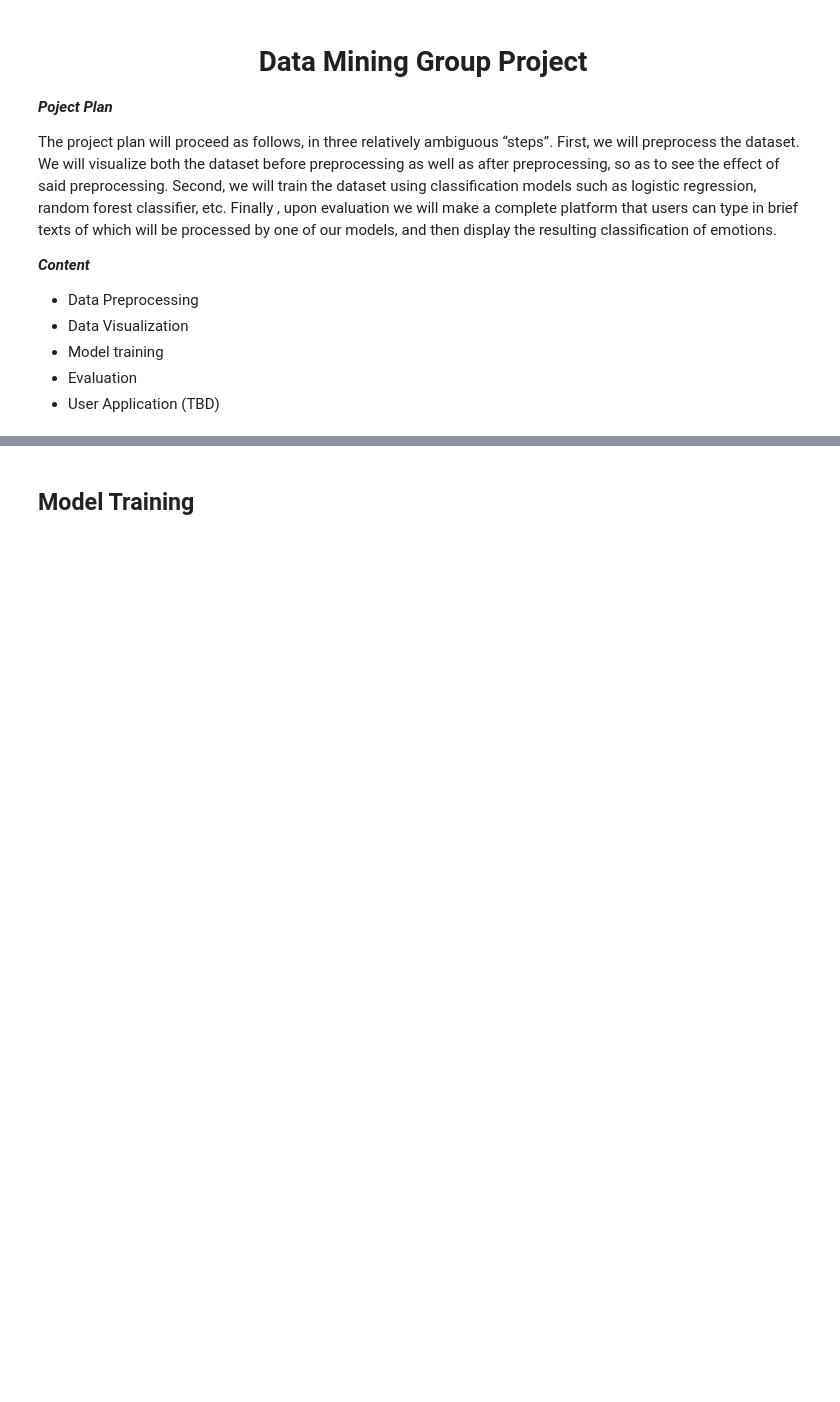
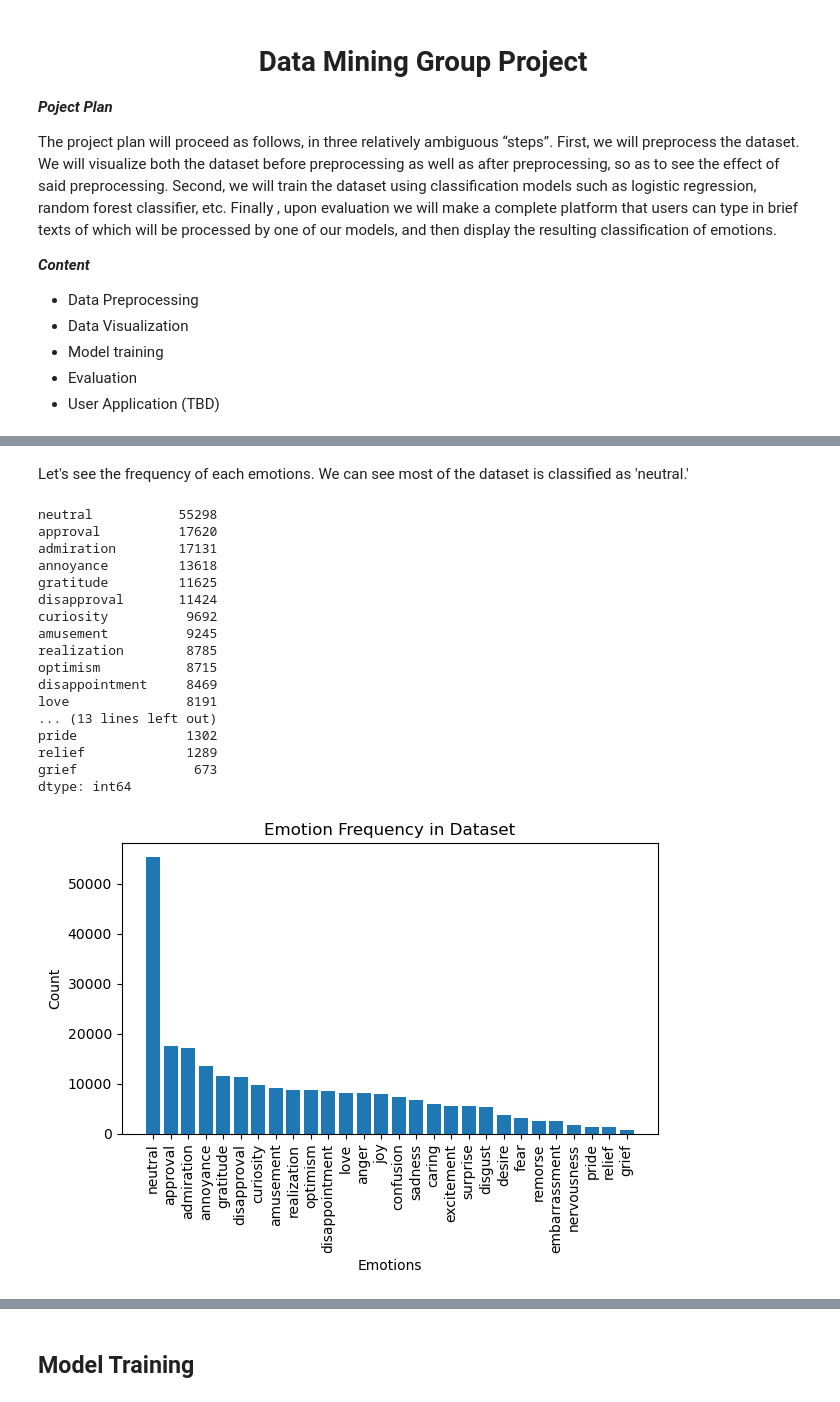
Before and after one commit to woonghan172/Data-mining-project, a Jupyter notebook: main.ipynb, the cells around one changed output, grey strips where cells are left out. Cells and saved outputs as stored; diff of their text form; code cells hidden in the pictures; blank space fills up the shorter version.

Commit message:
[Title] First work for EDA and Preprocessing [Description] - Wrote code for EDA - Wrote code for Preprocessing - Also added the rest part including user program. But needs improvement.

```diff
--- a/main.ipynb
+++ b/main.ipynb
@@ -28,0 +117,13 @@ goemo1.head()
+# %%
+# List files
+files = ['goemotions_1.csv', 'goemotions_2.csv', 'goemotions_3.csv']
+
+# Read & combine
+df_combined = pd.concat([pd.read_csv(f) for f in files], ignore_index=True)
+
+# Save
+combined_file = "goemo_combined.csv"
+df_combined.to_csv(combined_file, index=False)
+print("CSV files merged into ", combined_file)
+
+df_combined.info()
@@ -28,0 +148,35 @@ goemo1.head()
+# %% [markdown]
+Let's see the frequency of each emotions. We can see most of the dataset is classified as 'neutral.'
+# %%
+emotion_cols = [c for c in df_combined.columns if pd.api.types.is_integer_dtype(df_combined[c]) and c != 'rater_id' and c != 'length']
+counts = df_combined[emotion_cols].sum().sort_values(ascending=False)
+
+print(counts)
+
+plt.figure()
+plt.bar(counts.index, counts.values)
+plt.title("Emotion Frequency in Dataset")
+plt.xlabel("Emotions")
+plt.ylabel("Count")
+plt.xticks(rotation=90)
+plt.tight_layout()
+plt.show()
+# %% [output]
+neutral           55298
+approval          17620
+admiration        17131
+annoyance         13618
+gratitude         11625
+disapproval       11424
+curiosity          9692
+amusement          9245
+realization        8785
+optimism           8715
+disappointment     8469
+love               8191
+... (13 lines left out)
+pride              1302
+relief             1289
+grief               673
+dtype: int64
+[figure, added]
```
Also changed, not shown: parts of 31 cells of this notebook, 11 other files.
